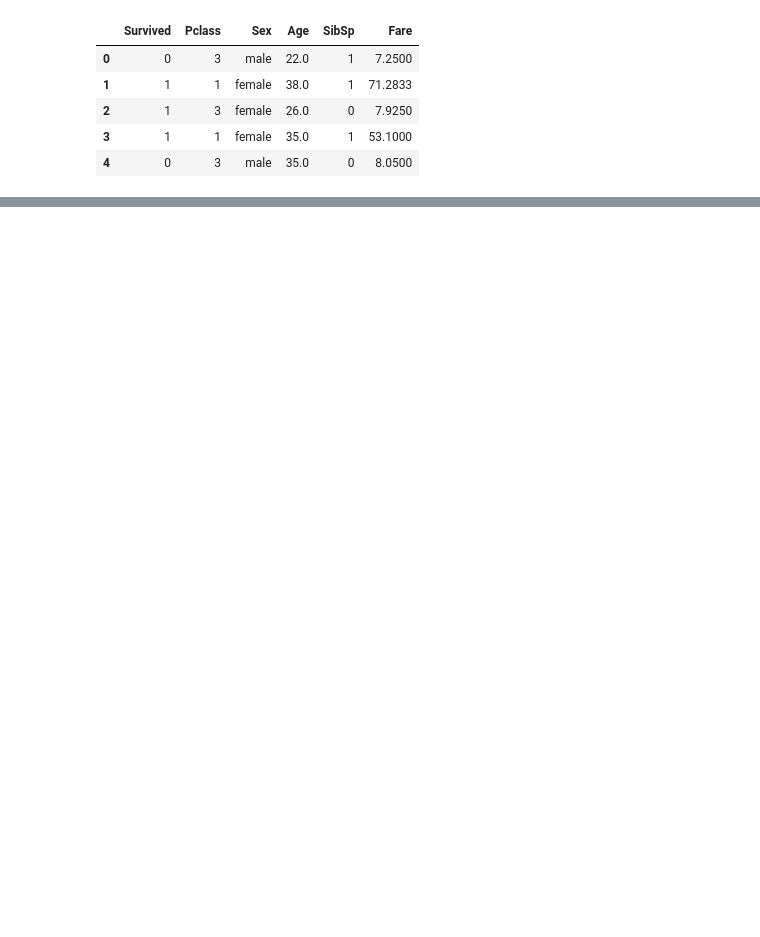
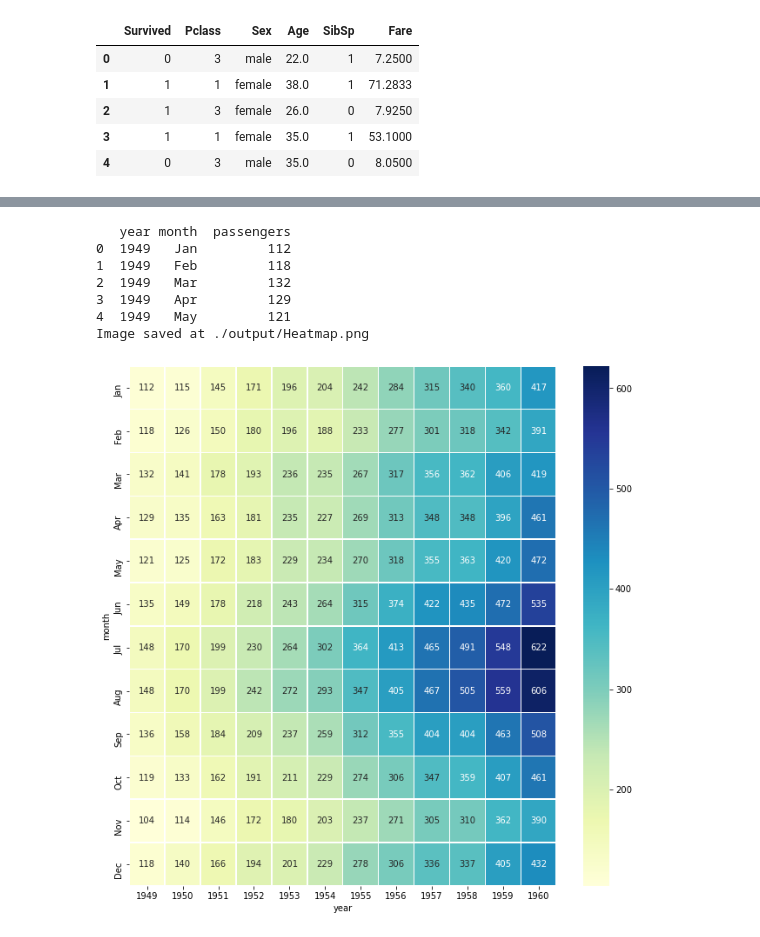
Before and after one commit to onlyabhilash/SimpleFeatureEnggFun, a Jupyter notebook: explore.ipynb, the cells around one changed output, grey strips where cells are left out. Cells and saved outputs as stored; diff of their text form; code cells hidden in the pictures; blank space fills up the shorter version.

```diff
--- a/explore.ipynb
+++ b/explore.ipynb
@@ -167,0 +214,33 @@ memory usage: 41.9+ KB
+# %%
+def heatmap(data,output_path=None,fmt='d'):
+    """
+    draw the heatmap between 2 variables.
+    Parameters
+    ----------
+    Returns
+    -------
+    figure save as PNG
+    """
+
+    fig, ax = plt.subplots()
+    fig.set_size_inches(11,11)
+    sns.heatmap(data,cmap="YlGnBu",linewidths=.5,annot=True,fmt=fmt)
+    if output_path is not None:
+        output = os.path.join(output_path,'Heatmap'+'.png')
+        plt.savefig(output)
+        print('Image saved at',str(output))
+# %%
+flights = sns.load_dataset("flights")
+print(flights.head(5))
+# explore.heatmap(data=data[['Sex','Survived']])
+flights = flights.pivot("month", "year", "passengers")
+heatmap(data=flights,output_path='./output/')
+# %% [output]
+   year month  passengers
+0  1949   Jan         112
+1  1949   Feb         118
+2  1949   Mar         132
+3  1949   Apr         129
+4  1949   May         121
+Image saved at ./output/Heatmap.png
+[figure, added]
```
Also changed, not shown: parts of 18 cells of this notebook, 7 other files.
